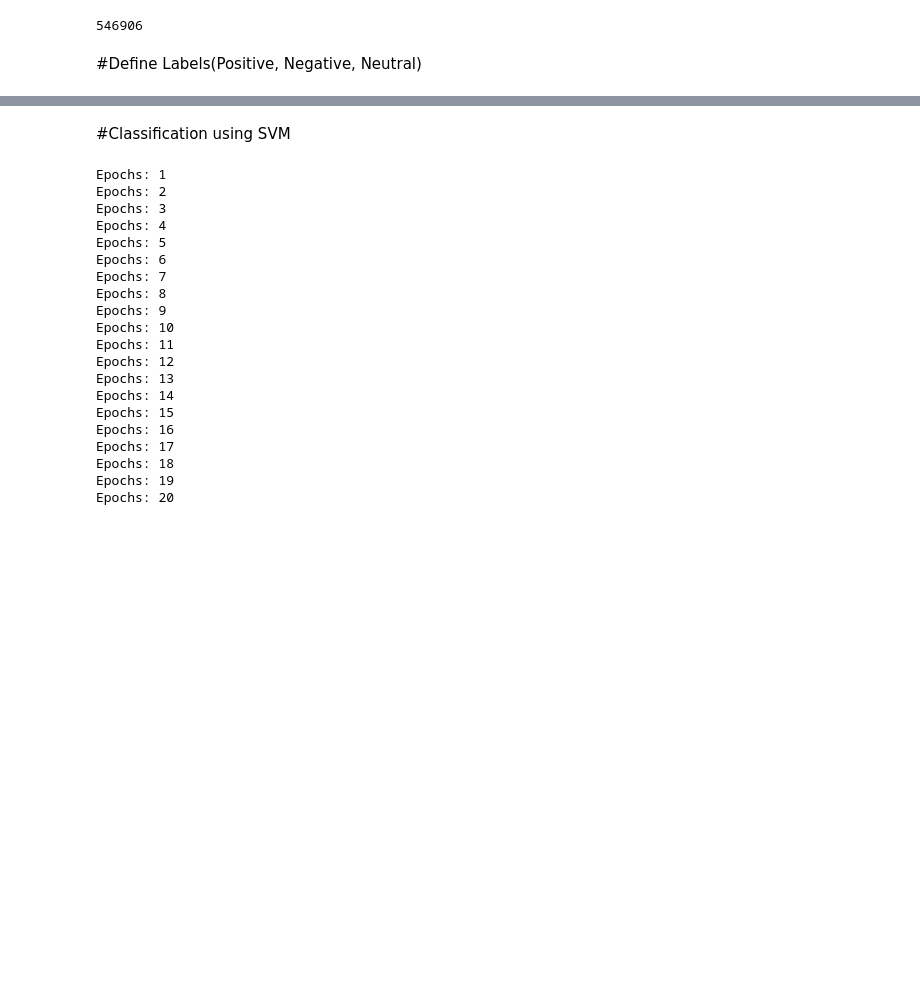
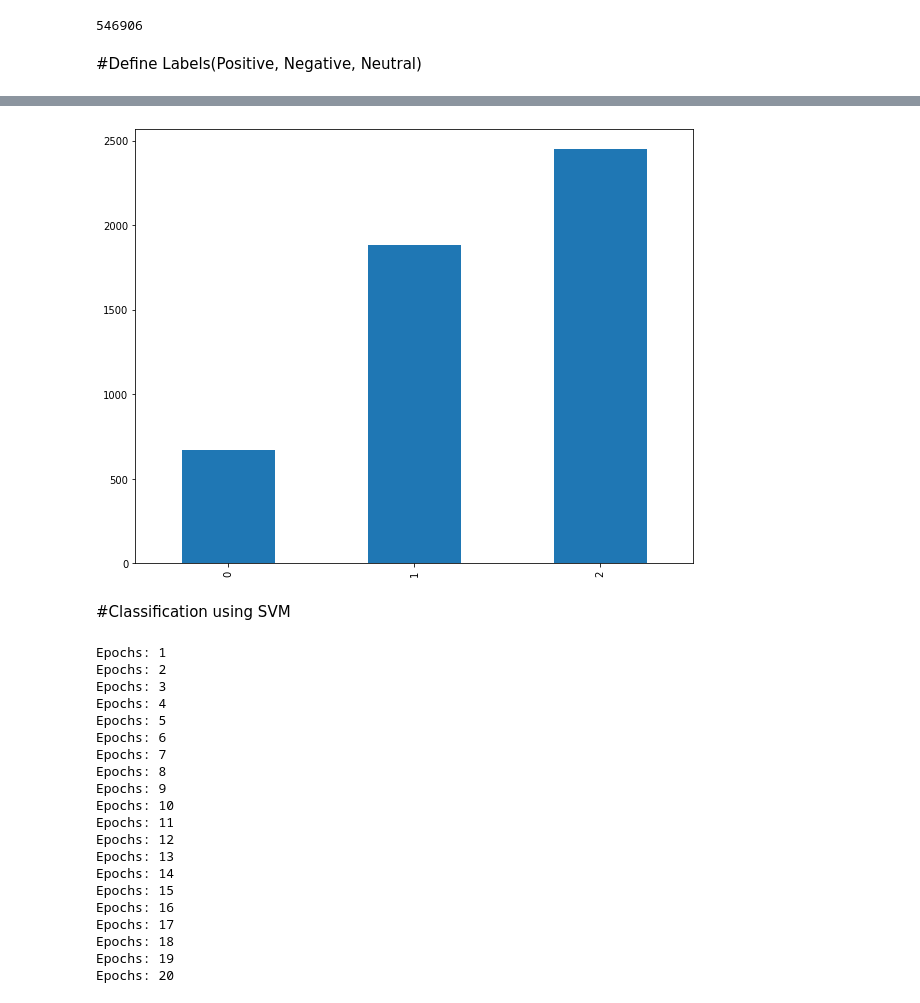
Before and after one commit to JoanWaweru/IS2Project, a Jupyter notebook: SafaricomProject.ipynb, the cells around one changed output, grey strips where cells are left out. Cells and saved outputs as stored; diff of their text form; code cells hidden in the pictures; blank space fills up the shorter version.

```diff
--- a/SafaricomProject.ipynb
+++ b/SafaricomProject.ipynb
@@ -316,3 +346,8 @@ y = tweets_df["label"].values
+# %%
+tweets_df['label'].value_counts().sort_index().plot.bar()
+plt.show()
+# %% [output]
+[figure, added]
 # %% [markdown]
 #Classification using SVM
 # %%
```
Also changed, not shown: parts of 5 cells of this notebook.
